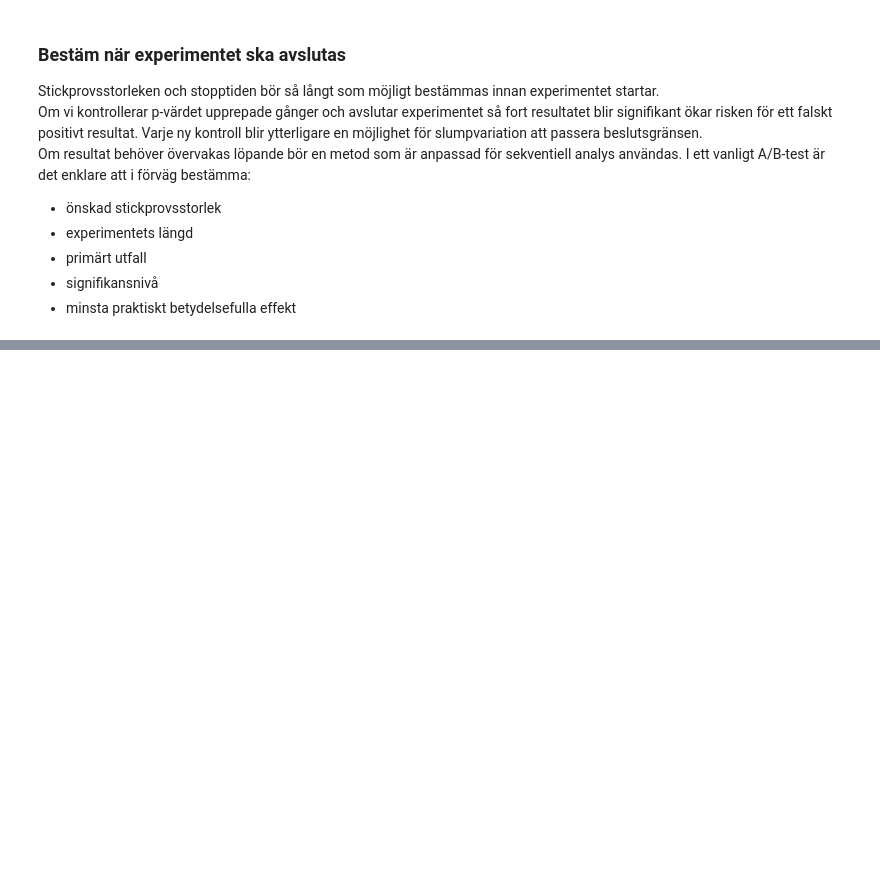
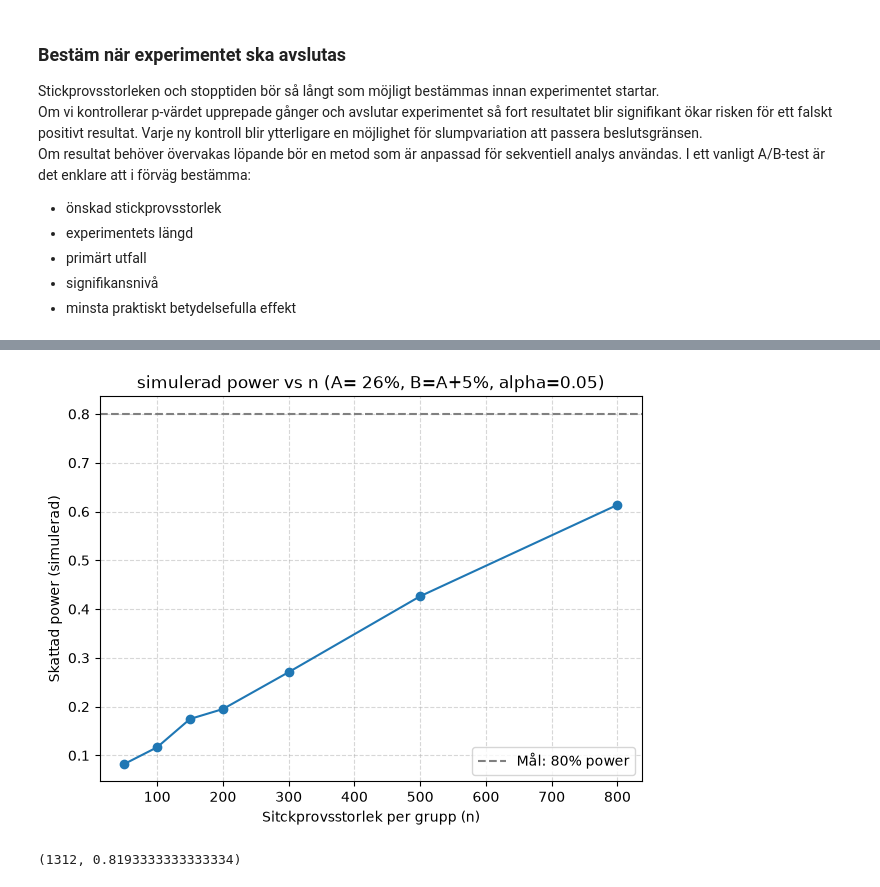
Before and after one commit to Hakan-Fridlund/PYSTDA45-Pythonprogrammering-och-statistisk-dataanalys, a Jupyter notebook: lessons/lesson14_AB_tests.ipynb, the cells around one changed output, grey strips where cells are left out. Saved outputs shown, nothing was run; the diff lists cells and outputs as text; code cells hidden in the pictures; blank space fills up the shorter version.

```diff
--- a/lessons/lesson14_AB_tests.ipynb
+++ b/lessons/lesson14_AB_tests.ipynb
@@ -257,0 +470,17 @@ Om resultat behöver övervakas löpande bör en metod som är anpassad för sek
+# %%
+# power är andel simuleringar där p är mindre än alpha
+def estimate_power_by_simulation(n_per_group, true_p_A, true_p_B, alpha=0.05, alternative='two-sided', num_simulations=5000):
+    detections = 0
+    for _ in range(num_simulations):
+        res = run_one_ab_proportion_test(n_per_group, true_p_A, true_p_B, alternative)
+        if res['p_value'] < alpha:
+            detections += 1
+
+    return detections / num_simulations
+
+sim_power = []
+for n in sample_sizes_to_try:
+    pwr = estimate_power_by_simulation(n, baseline_rate_A, baseline_rate_A + true_lift_pp, alpha_level, 'two-sided', 3000)
+    sim_power.append(pwr)
+
+pd.DataFrame({'n_per_group': sample_sizes_to_try, 'simulated_power': sim_power})
@@ -257,0 +496,40 @@ Om resultat behöver övervakas löpande bör en metod som är anpassad för sek
+# %%
+fig, ax = plt.subplots(figsize=(7,5))
+ax.plot(sample_sizes_to_try, sim_power, marker='o')
+ax.axhline(0.8, color='grey', linestyle='--', label='Mål: 80% power')
+ax.set_xlabel('Sitckprovsstorlek per grupp (n)')
+ax.set_ylabel('Skattad power (simulerad)')
+ax.set_title(f'simulerad power vs n (A= {baseline_rate_A:.0%}, B=A+{true_lift_pp:.0%}, alpha={alpha_level})')
+ax.grid(True, linestyle='--', alpha=0.5)
+ax.legend()
+plt.show()
+# %% [output]
+[figure, added]
+# %%
+def min_n_for_target_power_sim(true_p_A, true_p_B, alpha=0.05, target_power=0.8, n_low=20, n_high=5000, alternative='two-sided', num_sim=2000):
+    low, high = n_low, n_high
+    best = None
+    while low <= high:
+        mid = (low + high) // 2
+        pwr = estimate_power_by_simulation(mid, true_p_A, true_p_B, alpha, alternative, num_sim)
+        if pwr >= target_power:
+            best = (mid, pwr)
+            high = mid - 1
+        else:
+            low = mid + 1
+
+    return best
+
+min_n_estimate = min_n_for_target_power_sim(
+    baseline_rate_A,
+    baseline_rate_A + true_lift_pp,
+    alpha_level,
+    0.8,
+    20,
+    2000,
+    'two-sided',
+    1500
+)
+min_n_estimate
+# %% [output]
+(1312, 0.8193333333333334)
```
Also changed, not shown: parts of 16 cells of this notebook, 2 other files.
